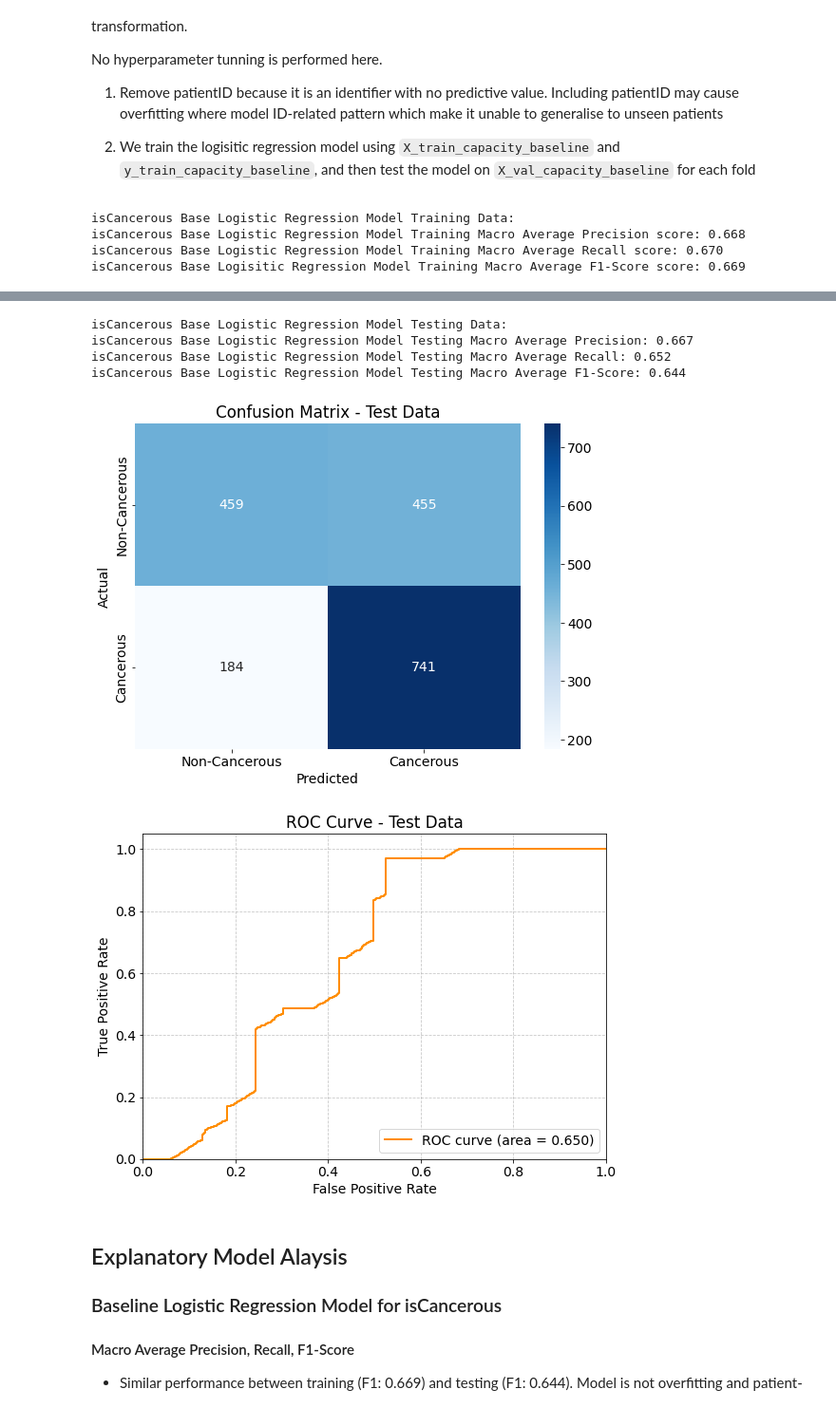
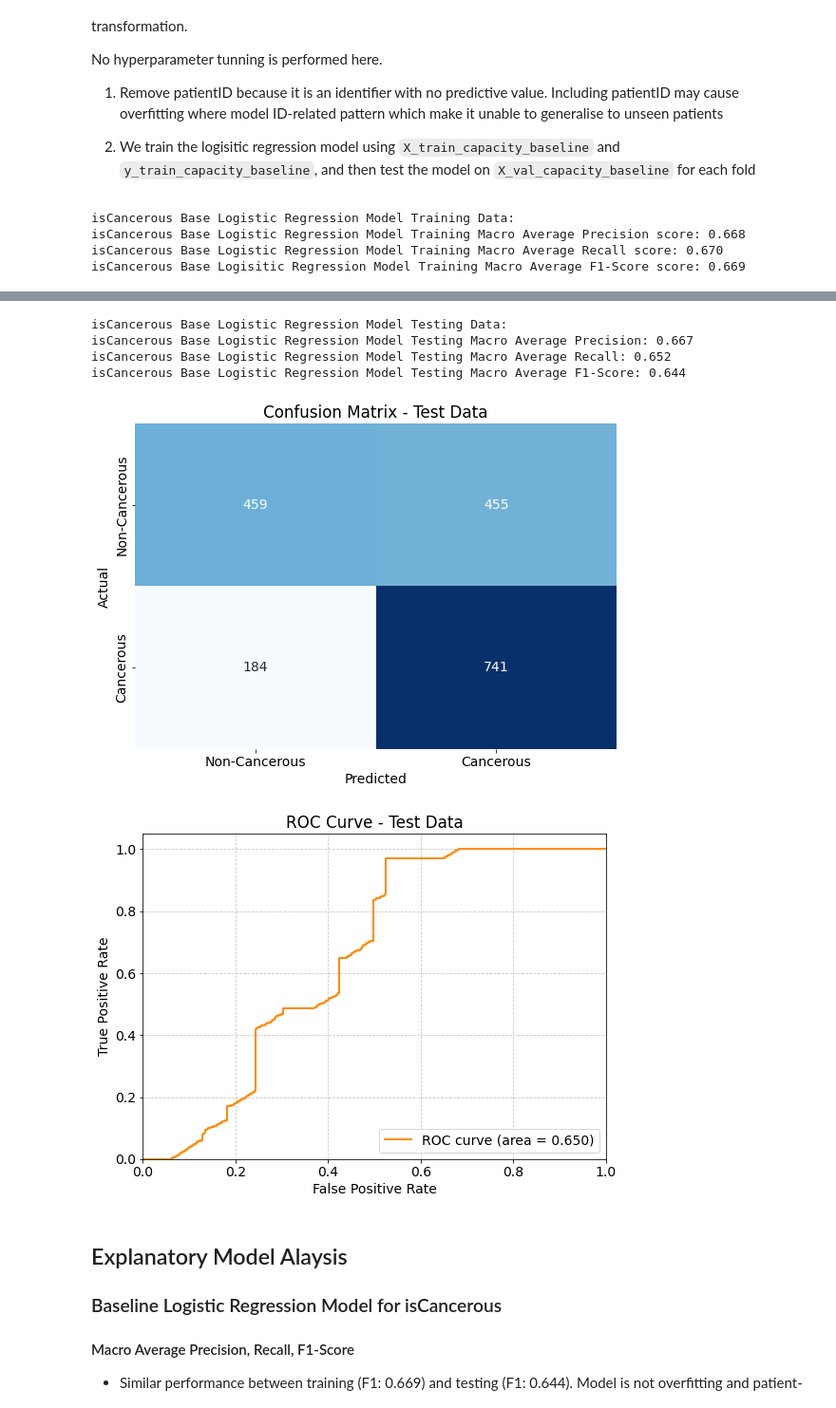
Before and after one commit to Strongsoon/machineLearning, a Jupyter notebook: s3955624_s3899816.ipynb, the cells around one changed output, grey strips where cells are left out. Shown at 95% size. Saved outputs shown, nothing was run; the diff lists cells and outputs as text; code cells hidden in the pictures.

```diff
--- a/s3955624_s3899816.ipynb
+++ b/s3955624_s3899816.ipynb
@@ -752,6 +752,7 @@ sns.heatmap(
     isCancerous_base_logisitic_regression_train_cm,
     annot=True,
     fmt='d',
+    cbar=False,
     cmap='Blues',
     xticklabels=['Non-Cancerous', 'Cancerous'],
     yticklabels=['Non-Cancerous', 'Cancerous']
@@ -829,6 +830,7 @@ sns.heatmap(
     isCancerous_base_logisitic_regression_test_cm,
     annot=True,
     fmt='d',
+    cbar=False,
     cmap='Blues',
     xticklabels=['Non-Cancerous', 'Cancerous'],
     yticklabels=['Non-Cancerous', 'Cancerous']
@@ -870,9 +872,9 @@ isCancerous Base Logisitic Regression Model Training Macro Average F1-Score scor
 [figure]
 isCancerous Base Logistic Regression Model Testing Data:
 isCancerous Base Logistic Regression Model Testing Macro Average Precision: 0.667
 isCancerous Base Logistic Regression Model Testing Macro Average Recall: 0.652
 isCancerous Base Logistic Regression Model Testing Macro Average F1-Score: 0.644
-[figure, old version]
+[figure, new version]
 [figure]
 # %% [markdown]
 ## Explanatory Model Alaysis
```
Also changed, not shown: parts of 1 cell of this notebook.
